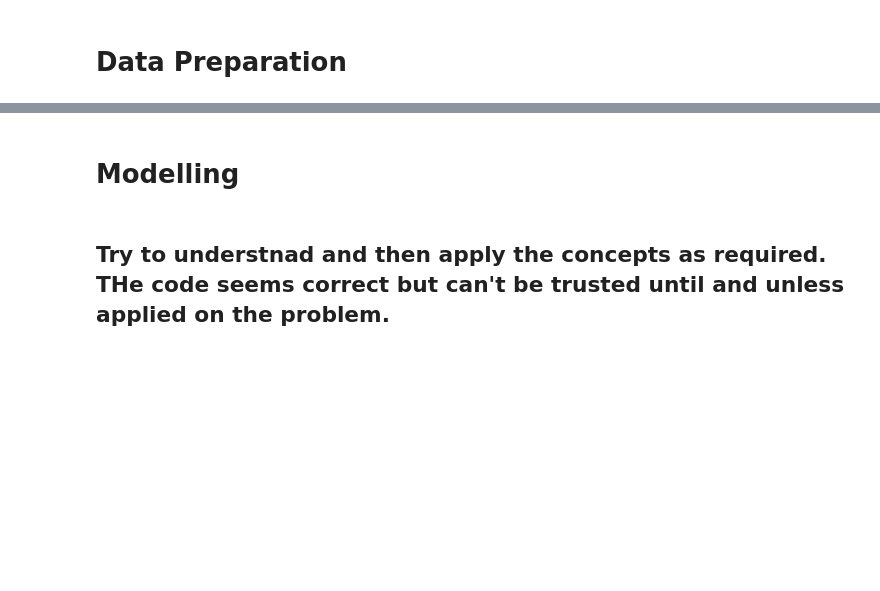
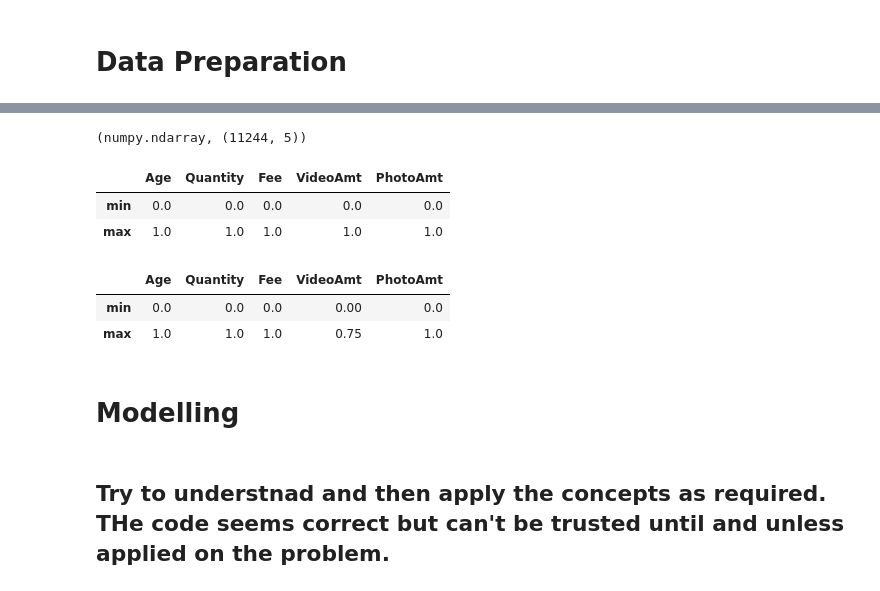
Before and after one commit to MekongDelta-mind/online-tutoring, a Jupyter notebook: campusx/momc_classification/MOMC - real world problem.ipynb, the cells around one changed output, grey strips where cells are left out. Saved outputs shown, nothing was run; the diff lists cells and outputs as text; code cells hidden in the pictures; blank space fills up the shorter version.

```diff
--- a/campusx/momc_classification/MOMC - real world problem.ipynb
+++ b/campusx/momc_classification/MOMC - real world problem.ipynb
@@ -133,0 +409,2 @@ unique_values(df)
+# %%
+scaler = MinMaxScaler()
@@ -133,0 +415,2 @@ unique_values(df)
+# %%
+scaled_data = scaler.transform(X_train[num_cols])
@@ -133,0 +427,12 @@ unique_values(df)
+# %%
+type(scaled_data), scaled_data.shape
+# %% [output]
+(numpy.ndarray, (11244, 5))
+# %%
+scaled_df =  pd.DataFrame(data=scaled_data,columns=num_cols)
+# %%
+scaled_df.describe().loc[['min', 'max'], :]
+# %% [output]
+|  | Age | Quantity | Fee | VideoAmt | PhotoAmt |
+| min | 0.0 | 0.0 | 0.0 | 0.0 | 0.0 |
+| max | 1.0 | 1.0 | 1.0 | 1.0 | 1.0 |
@@ -134,2 +441,8 @@ unique_values(df)
+# %%
+X_train[num_cols].describe().loc[['min', 'max'], :]
+# %% [output]
+|  | Age | Quantity | Fee | VideoAmt | PhotoAmt |
+| min | 0.0 | 0.0 | 0.0 | 0.00 | 0.0 |
+| max | 1.0 | 1.0 | 1.0 | 0.75 | 1.0 |
 # %% [markdown]
 # Modelling
```
Also changed, not shown: parts of 45 cells of this notebook, 3 other files.
